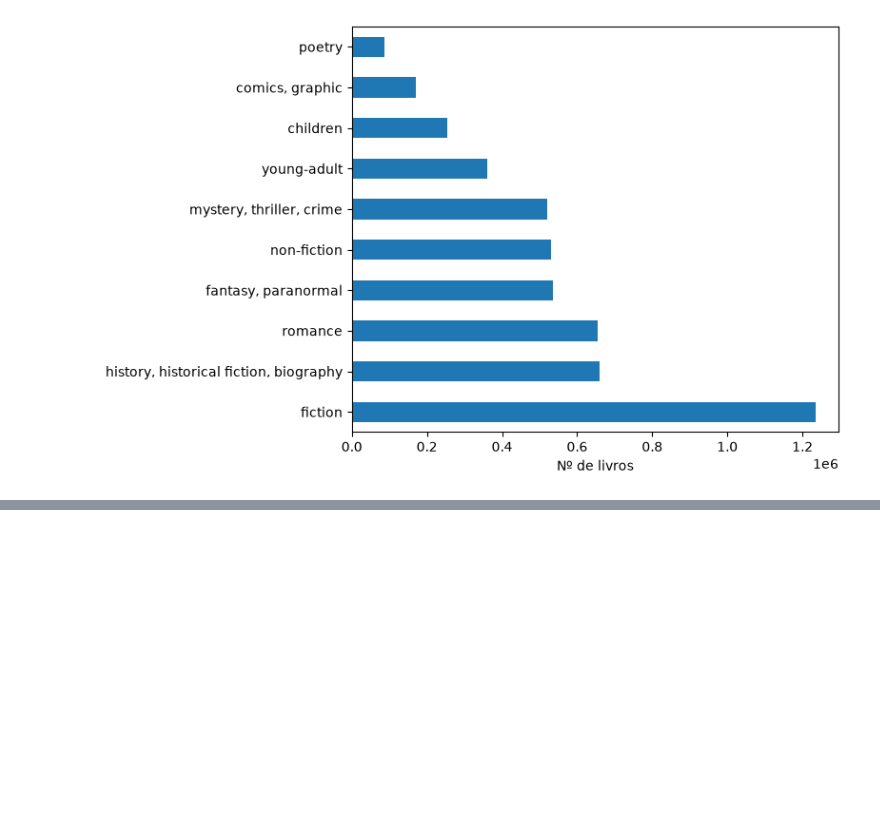
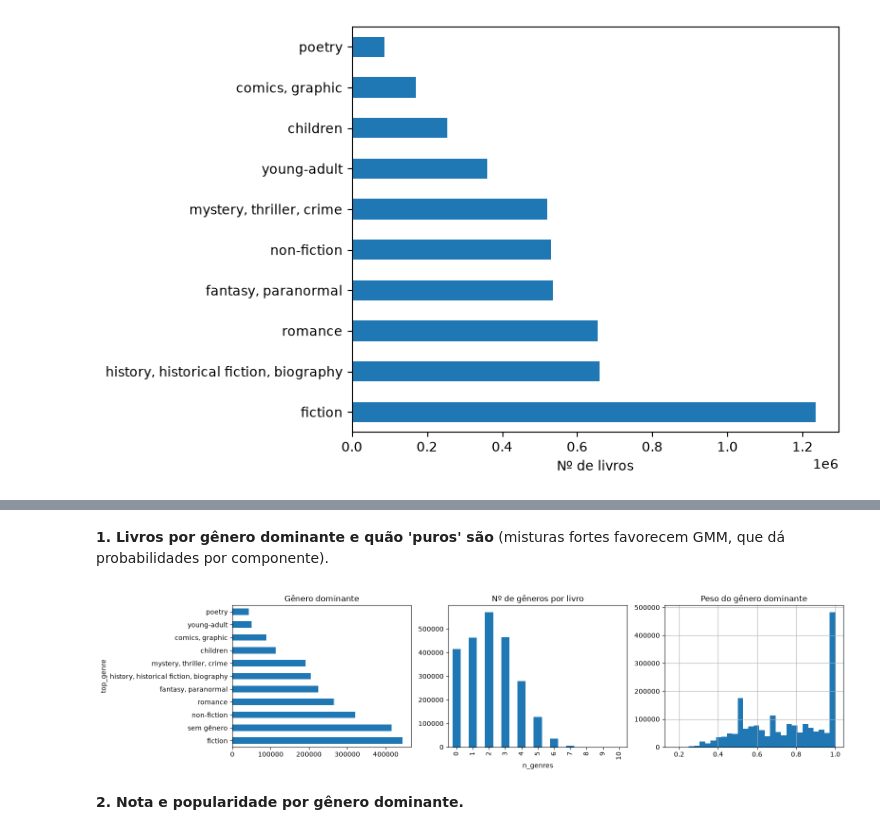
Before and after one commit to FelipeHeringer/Estante, a Jupyter notebook: Books_Recomendations/clustering_model.ipynb, the cells around one changed output, grey strips where cells are left out. Drawn from its saved outputs; the diff is of its cells as text; code cells hidden in the pictures; blank space fills up the shorter version.

```diff
--- a/Books_Recomendations/clustering_model.ipynb
+++ b/Books_Recomendations/clustering_model.ipynb
@@ -280,0 +287,26 @@ plt.show()
+# %%
+genre_cols = list(genres.columns.drop('book_id'))
+eda = books_df.copy()
+eda[genre_cols] = eda[genre_cols].clip(lower=0)
+eda.loc[~eda['publication_year'].between(1400, 2026), 'publication_year'] = np.nan
+eda.loc[(eda['num_pages'] <= 0) | (eda['num_pages'] > 5000), 'num_pages'] = np.nan
+eda['n_genres'] = (eda[genre_cols] > 0).sum(axis=1)
+tot = eda[genre_cols].sum(axis=1)
+eda['top_genre'] = np.where(tot > 0, eda[genre_cols].idxmax(axis=1), 'sem gênero')
+eda['top_share'] = eda[genre_cols].max(axis=1) / tot.replace(0, np.nan)
+eda['decade'] = (eda['publication_year'] // 10 * 10)
+eda['log_ratings'] = np.log1p(eda['ratings_count'])
+eda['log_inter'] = np.log1p(eda['n_interactions'])
+eda['log_pages'] = np.log1p(eda['num_pages'])
+# %% [markdown]
+**1. Livros por gênero dominante e quão 'puros' são** (misturas fortes favorecem GMM, que dá probabilidades por componente).
+# %%
+fig, ax = plt.subplots(1, 3, figsize=(16, 4))
+eda['top_genre'].value_counts().plot.barh(ax=ax[0], title='Gênero dominante')
+eda['n_genres'].value_counts().sort_index().plot.bar(ax=ax[1], title='Nº de gêneros por livro')
+eda['top_share'].hist(bins=30, ax=ax[2]); ax[2].set_title('Peso do gênero dominante')
+plt.tight_layout(); plt.show()
+# %% [output]
+[figure, added]
+# %% [markdown]
+**2. Nota e popularidade por gênero dominante.**
```
Also changed, not shown: parts of 14 cells of this notebook.
